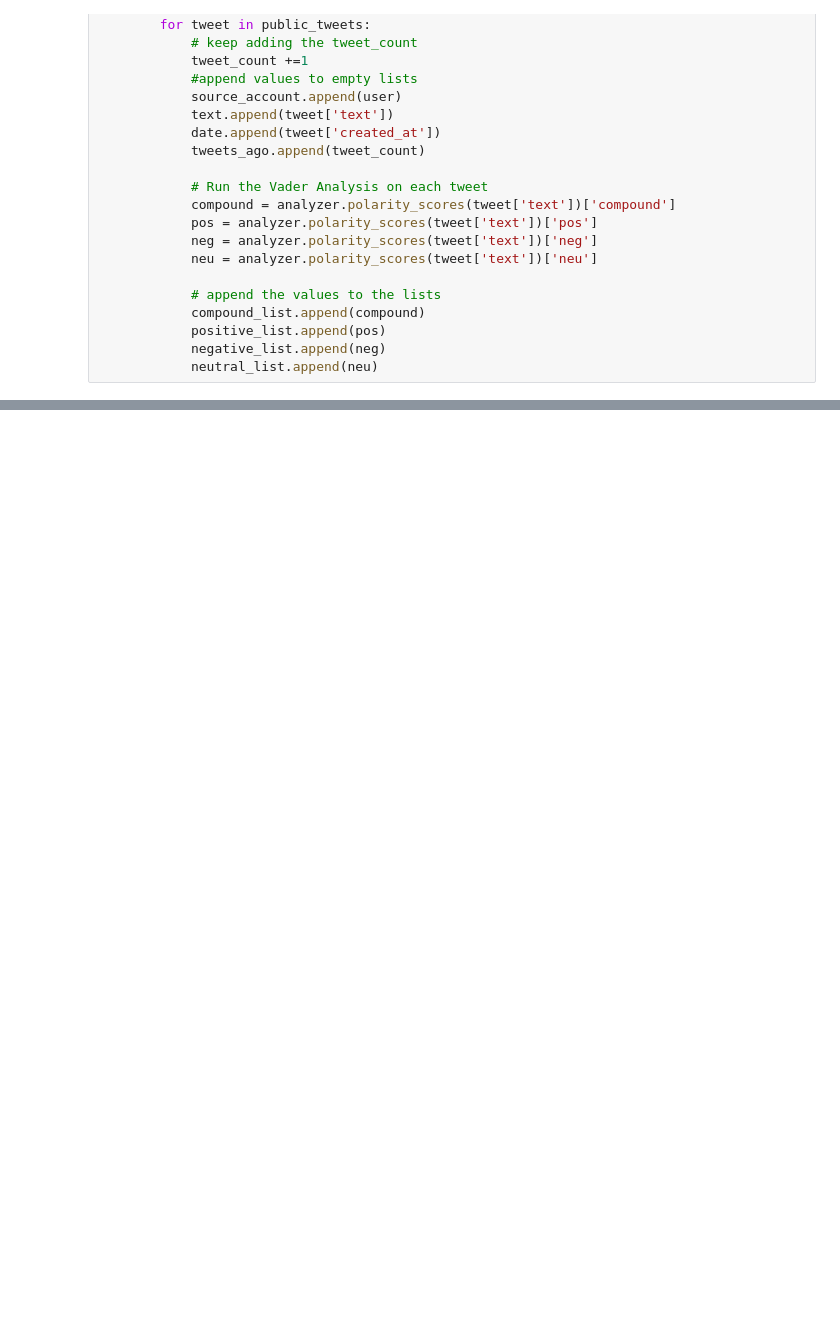
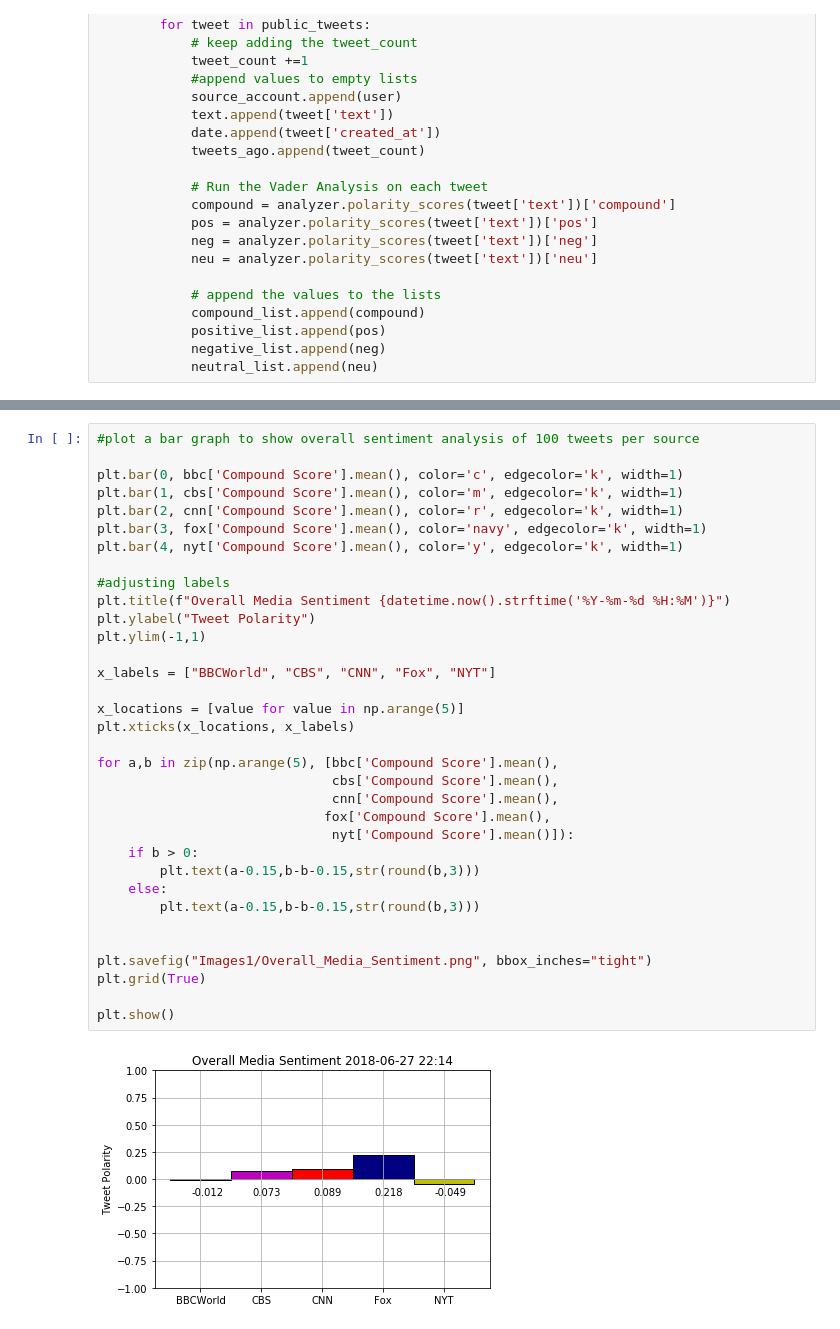
Before and after one commit to vst17/News_Analysis, a Jupyter notebook: News_Sentiment_Analysis.ipynb, the cells around one changed output, grey strips where cells are left out. Cells and saved outputs as stored; diff of their text form; blank space fills up the shorter version.

```diff
--- a/News_Sentiment_Analysis.ipynb
+++ b/News_Sentiment_Analysis.ipynb
@@ -99,0 +126,36 @@ tweets_df.head()
+# %%
+#plot a bar graph to show overall sentiment analysis of 100 tweets per source
+
+plt.bar(0, bbc['Compound Score'].mean(), color='c', edgecolor='k', width=1)
+plt.bar(1, cbs['Compound Score'].mean(), color='m', edgecolor='k', width=1)
+plt.bar(2, cnn['Compound Score'].mean(), color='r', edgecolor='k', width=1)
+plt.bar(3, fox['Compound Score'].mean(), color='navy', edgecolor='k', width=1)
+plt.bar(4, nyt['Compound Score'].mean(), color='y', edgecolor='k', width=1)
+
+#adjusting labels
+plt.title(f"Overall Media Sentiment {datetime.now().strftime('%Y-%m-%d %H:%M')}")
+plt.ylabel("Tweet Polarity")
+plt.ylim(-1,1)
+
+x_labels = ["BBCWorld", "CBS", "CNN", "Fox", "NYT"]
+
+x_locations = [value for value in np.arange(5)]
+plt.xticks(x_locations, x_labels)
+
+for a,b in zip(np.arange(5), [bbc['Compound Score'].mean(),
+                              cbs['Compound Score'].mean(),
+                              cnn['Compound Score'].mean(),
+                             fox['Compound Score'].mean(),
+                              nyt['Compound Score'].mean()]):
+    if b > 0:
+        plt.text(a-0.15,b-b-0.15,str(round(b,3)))
+    else:
+        plt.text(a-0.15,b-b-0.15,str(round(b,3)))
+
+
+plt.savefig("Images1/Overall_Media_Sentiment.png", bbox_inches="tight")
+plt.grid(True)
+
+plt.show()
+# %% [output]
+[figure, added]
```
Also changed, not shown: parts of 3 cells of this notebook.
